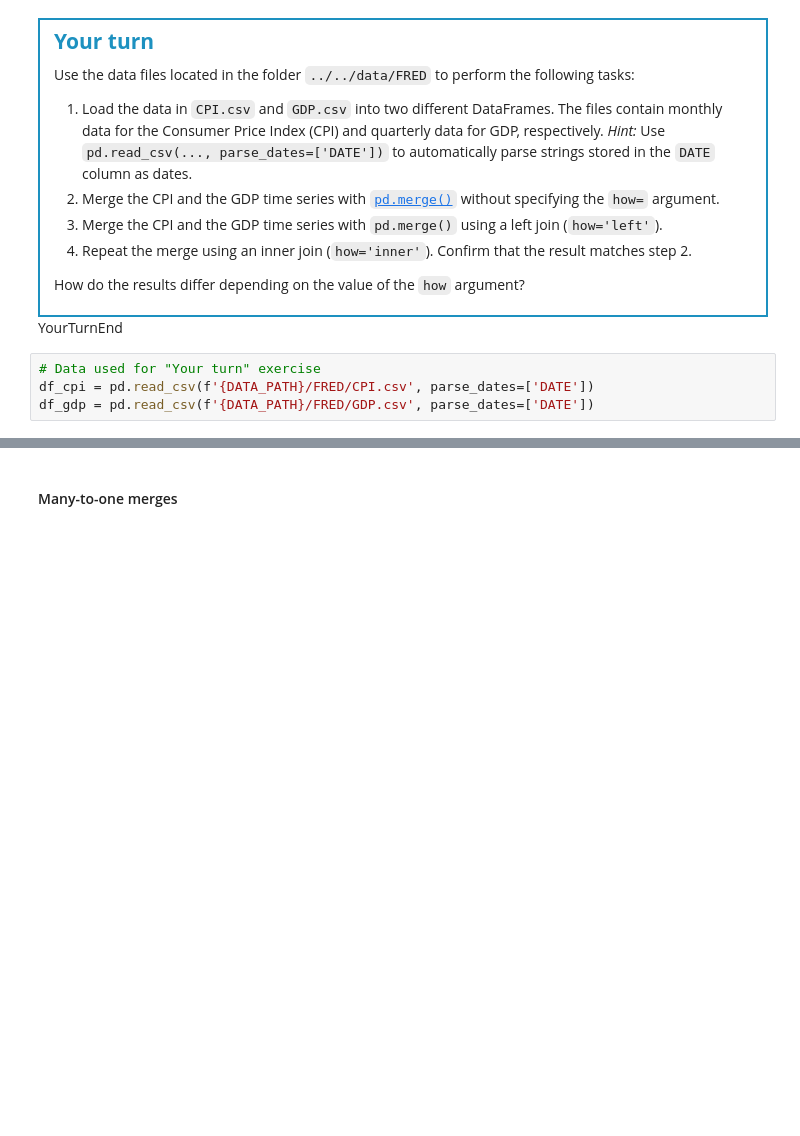
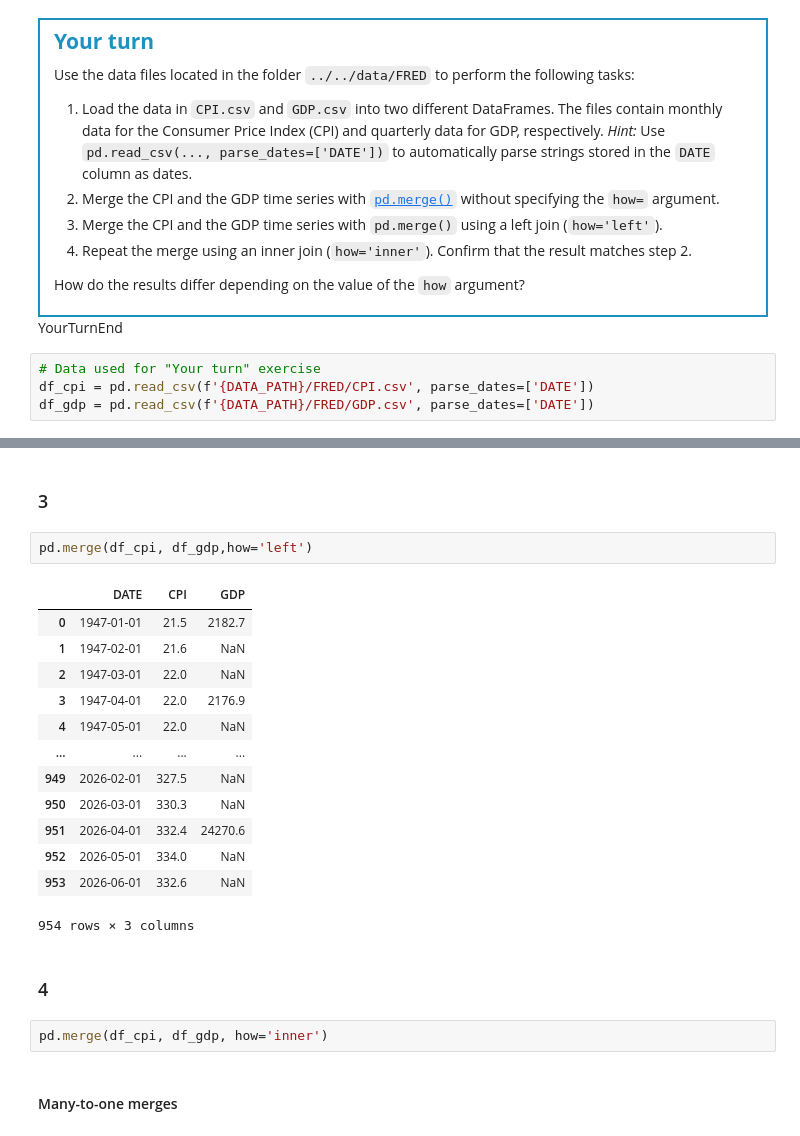
Before and after one commit to mariushemp/TECH2-H26, a Jupyter notebook: lectures/lecture5/lecture5-MHP2.ipynb, the cells around one changed output, grey strips where cells are left out. Drawn from its saved outputs; the diff is of its cells as text; blank space fills up the shorter version.

```diff
--- a/lectures/lecture5/lecture5-MHP2.ipynb
+++ b/lectures/lecture5/lecture5-MHP2.ipynb
@@ -310,3 +345,25 @@ df_gdp = pd.read_csv(f'{DATA_PATH}/FRED/GDP.csv', parse_dates=['DATE'])
+# %% [markdown]
+### 3
+# %%
+pd.merge(df_cpi, df_gdp,how='left')
+# %% [output]
+|  | DATE | CPI | GDP |
+| 0 | 1947-01-01 | 21.5 | 2182.7 |
+| 1 | 1947-02-01 | 21.6 | NaN |
+| 2 | 1947-03-01 | 22.0 | NaN |
+| 3 | 1947-04-01 | 22.0 | 2176.9 |
+| 4 | 1947-05-01 | 22.0 | NaN |
+| ... | ... | ... | ... |
+| 949 | 2026-02-01 | 327.5 | NaN |
+| 950 | 2026-03-01 | 330.3 | NaN |
+| 951 | 2026-04-01 | 332.4 | 24270.6 |
+| 952 | 2026-05-01 | 334.0 | NaN |
+| 953 | 2026-06-01 | 332.6 | NaN |
+954 rows × 3 columns
+# %% [markdown]
+### 4
+# %%
+pd.merge(df_cpi, df_gdp, how='inner')
 # %% [markdown]
 #### Many-to-one merges
 # %% [markdown]
```
Also changed, not shown: parts of 31 cells of this notebook.
